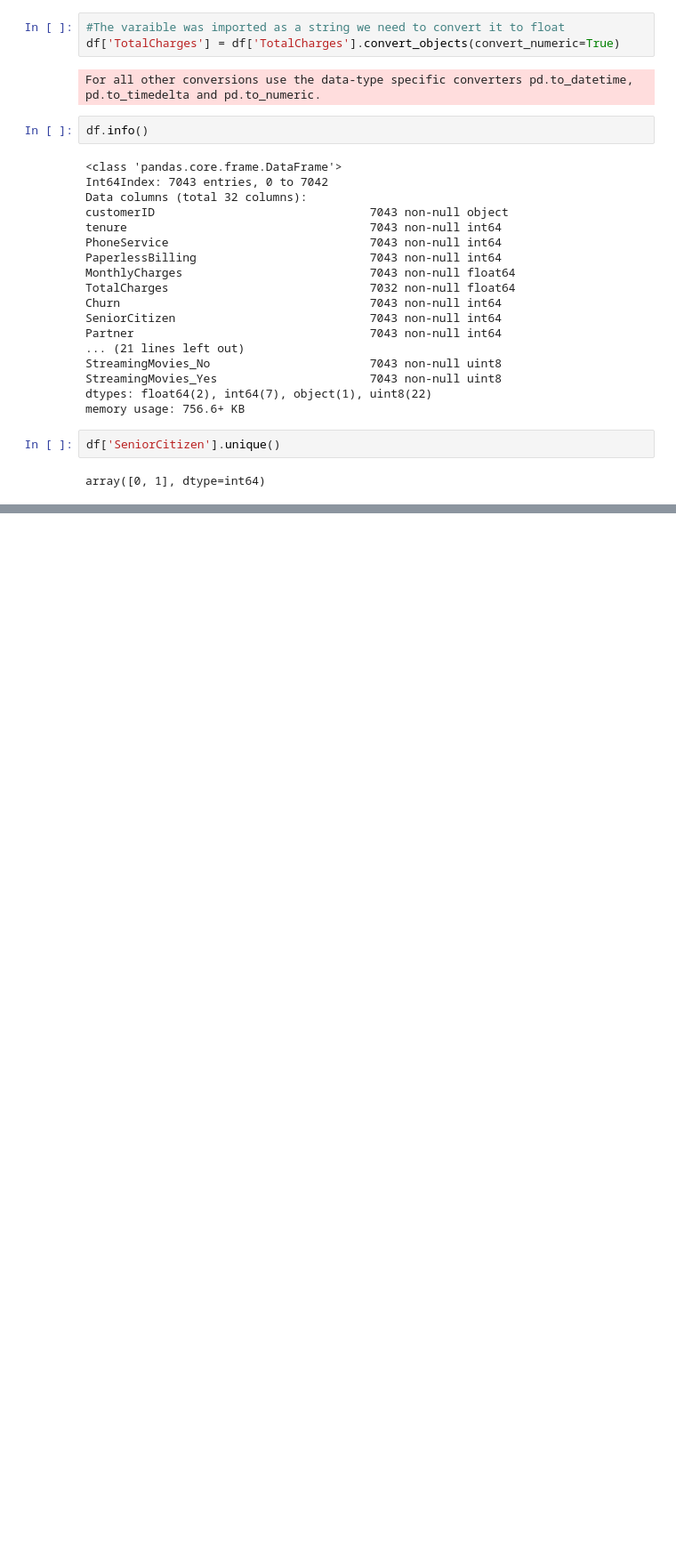
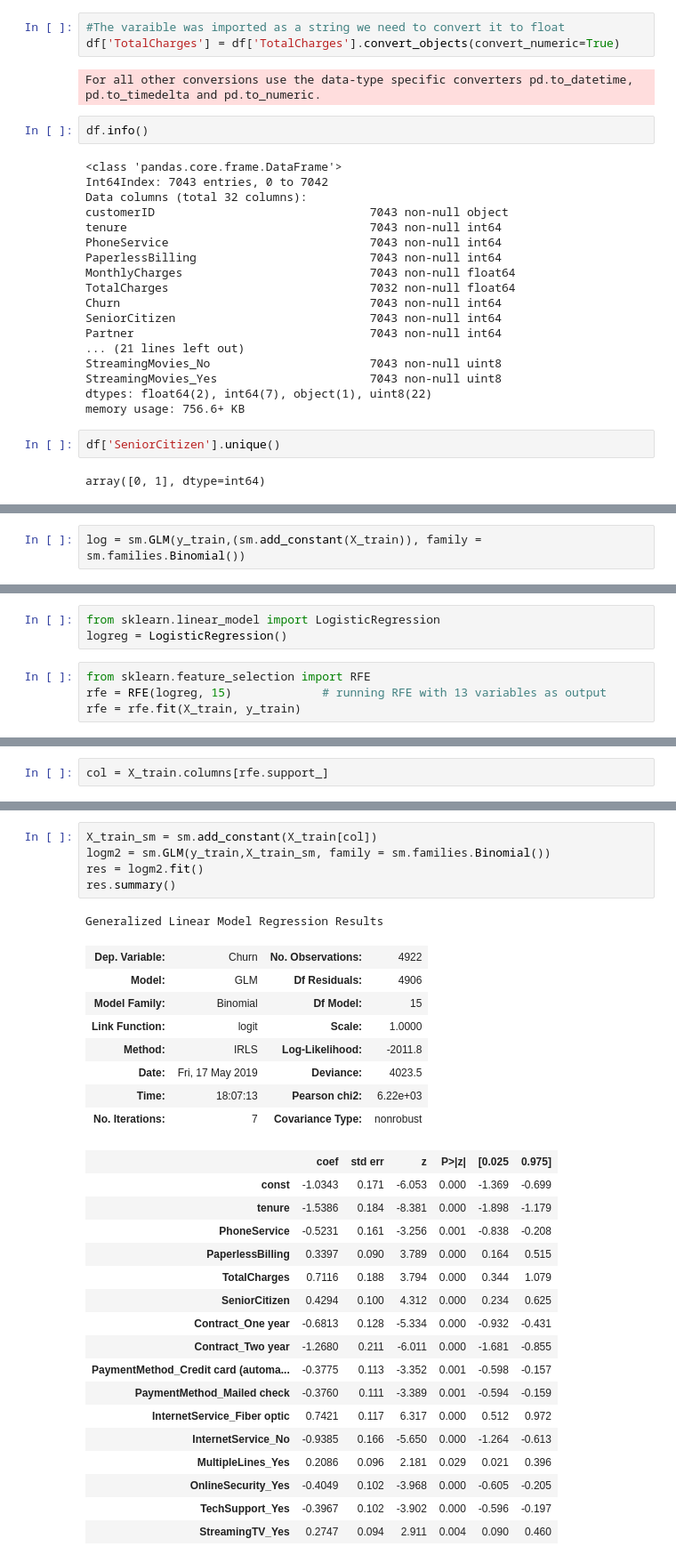
Before and after one commit to vamsigp/IIIT-B, a Jupyter notebook: 1. Statistics and Machine Learning/9. Logistic Regression/2. Multivariate Logistic Regression/TelecomChurn- MLR.ipynb, the cells around one changed output, grey strips where cells are left out. Shown at 89% size. Drawn from its saved outputs; the diff is of its cells as text; blank space fills up the shorter version.

```diff
--- a/1. Statistics and Machine Learning/9. Logistic Regression/2. Multivariate Logistic Regression/TelecomChurn- MLR.ipynb
+++ b/1. Statistics and Machine Learning/9. Logistic Regression/2. Multivariate Logistic Regression/TelecomChurn- MLR.ipynb
@@ -287,0 +415,2 @@ array([0, 1], dtype=int64)
+# %%
+log = sm.GLM(y_train,(sm.add_constant(X_train)), family = sm.families.Binomial())
@@ -287,0 +447,7 @@ array([0, 1], dtype=int64)
+# %%
+from sklearn.linear_model import LogisticRegression
+logreg = LogisticRegression()
+# %%
+from sklearn.feature_selection import RFE
+rfe = RFE(logreg, 15)             # running RFE with 13 variables as output
+rfe = rfe.fit(X_train, y_train)
@@ -287,0 +480,2 @@ array([0, 1], dtype=int64)
+# %%
+col = X_train.columns[rfe.support_]
@@ -287,0 +499,32 @@ array([0, 1], dtype=int64)
+# %%
+X_train_sm = sm.add_constant(X_train[col])
+logm2 = sm.GLM(y_train,X_train_sm, family = sm.families.Binomial())
+res = logm2.fit()
+res.summary()
+# %% [output]
+Generalized Linear Model Regression Results
+| Dep. Variable: | Churn | No. Observations: | 4922 |
+| Model: | GLM | Df Residuals: | 4906 |
+| Model Family: | Binomial | Df Model: | 15 |
+| Link Function: | logit | Scale: | 1.0000 |
+| Method: | IRLS | Log-Likelihood: | -2011.8 |
+| Date: | Fri, 17 May 2019 | Deviance: | 4023.5 |
+| Time: | 18:07:13 | Pearson chi2: | 6.22e+03 |
+| No. Iterations: | 7 | Covariance Type: | nonrobust |
+|  | coef | std err | z | P>|z| | [0.025 | 0.975] |
+| const | -1.0343 | 0.171 | -6.053 | 0.000 | -1.369 | -0.699 |
+| tenure | -1.5386 | 0.184 | -8.381 | 0.000 | -1.898 | -1.179 |
+| PhoneService | -0.5231 | 0.161 | -3.256 | 0.001 | -0.838 | -0.208 |
+| PaperlessBilling | 0.3397 | 0.090 | 3.789 | 0.000 | 0.164 | 0.515 |
+| TotalCharges | 0.7116 | 0.188 | 3.794 | 0.000 | 0.344 | 1.079 |
+| SeniorCitizen | 0.4294 | 0.100 | 4.312 | 0.000 | 0.234 | 0.625 |
+| Contract_One year | -0.6813 | 0.128 | -5.334 | 0.000 | -0.932 | -0.431 |
+| Contract_Two year | -1.2680 | 0.211 | -6.011 | 0.000 | -1.681 | -0.855 |
+| PaymentMethod_Credit card (automa... | -0.3775 | 0.113 | -3.352 | 0.001 | -0.598 | -0.157 |
+| PaymentMethod_Mailed check | -0.3760 | 0.111 | -3.389 | 0.001 | -0.594 | -0.159 |
+| InternetService_Fiber optic | 0.7421 | 0.117 | 6.317 | 0.000 | 0.512 | 0.972 |
+| InternetService_No | -0.9385 | 0.166 | -5.650 | 0.000 | -1.264 | -0.613 |
+| MultipleLines_Yes | 0.2086 | 0.096 | 2.181 | 0.029 | 0.021 | 0.396 |
+| OnlineSecurity_Yes | -0.4049 | 0.102 | -3.968 | 0.000 | -0.605 | -0.205 |
+| TechSupport_Yes | -0.3967 | 0.102 | -3.902 | 0.000 | -0.596 | -0.197 |
+| StreamingTV_Yes | 0.2747 | 0.094 | 2.911 | 0.004 | 0.090 | 0.460 |
```
Also changed, not shown: parts of 35 cells of this notebook, 1 other file.
